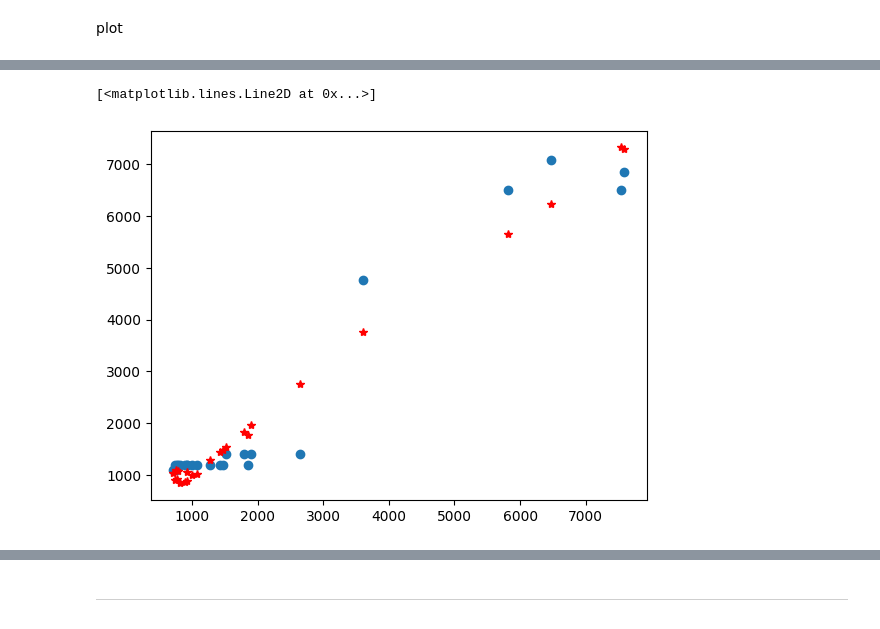
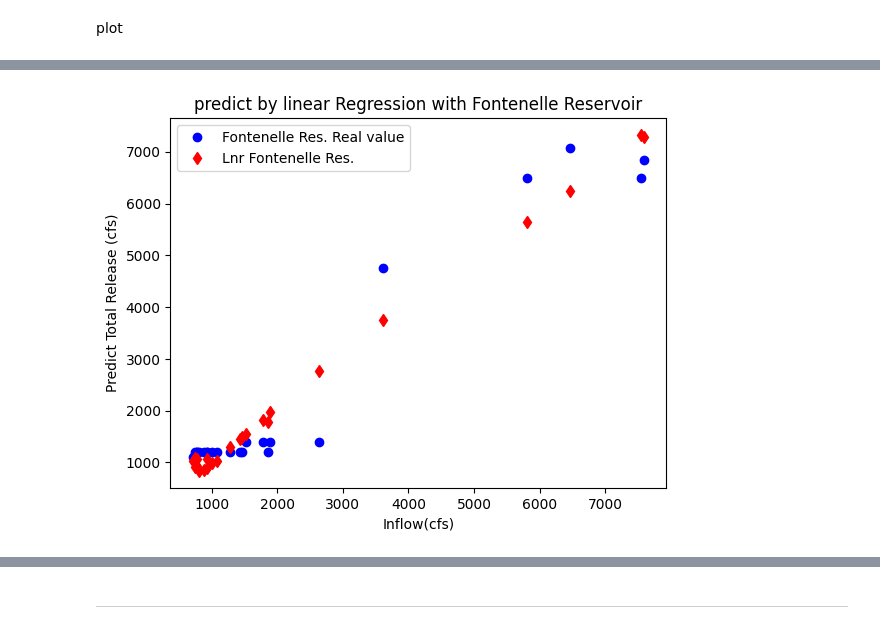
Before and after one commit to sitthatkaja/statistics, a Jupyter notebook: Testofpaper.ipynb, the cells around one changed output, grey strips where cells are left out. Drawn from its saved outputs; the diff is of its cells as text; code cells hidden in the pictures.

```diff
--- a/Testofpaper.ipynb
+++ b/Testofpaper.ipynb
@@ -322,6 +296,9 @@ y_pred_test1 = model1.predict(X_test1)
-# %%
-plt.scatter(X_test1['Inflow** (cfs)'],y_test1)
-plt.plot(X_test1['Inflow** (cfs)'],y_pred_test1,'r*')
-# %% [output]
-[<matplotlib.lines.Line2D at 0x...>]
-[figure, removed]
+# %%
+plt.plot(X_test1['Inflow** (cfs)'], y_test1, 'ob',label='Fontenelle Res. Real value')
+plt.plot(X_test1['Inflow** (cfs)'],y_pred_lnr1,'dr',label='Lnr Fontenelle Res.')
+plt.xlabel("Inflow(cfs)")
+plt.ylabel("Predict Total Release (cfs)")
+plt.title('predict by linear Regression with Fontenelle Reservoir')
+plt.legend();
+# %% [output]
+[figure, added]
```
Also changed, not shown: parts of 40 cells of this notebook.
